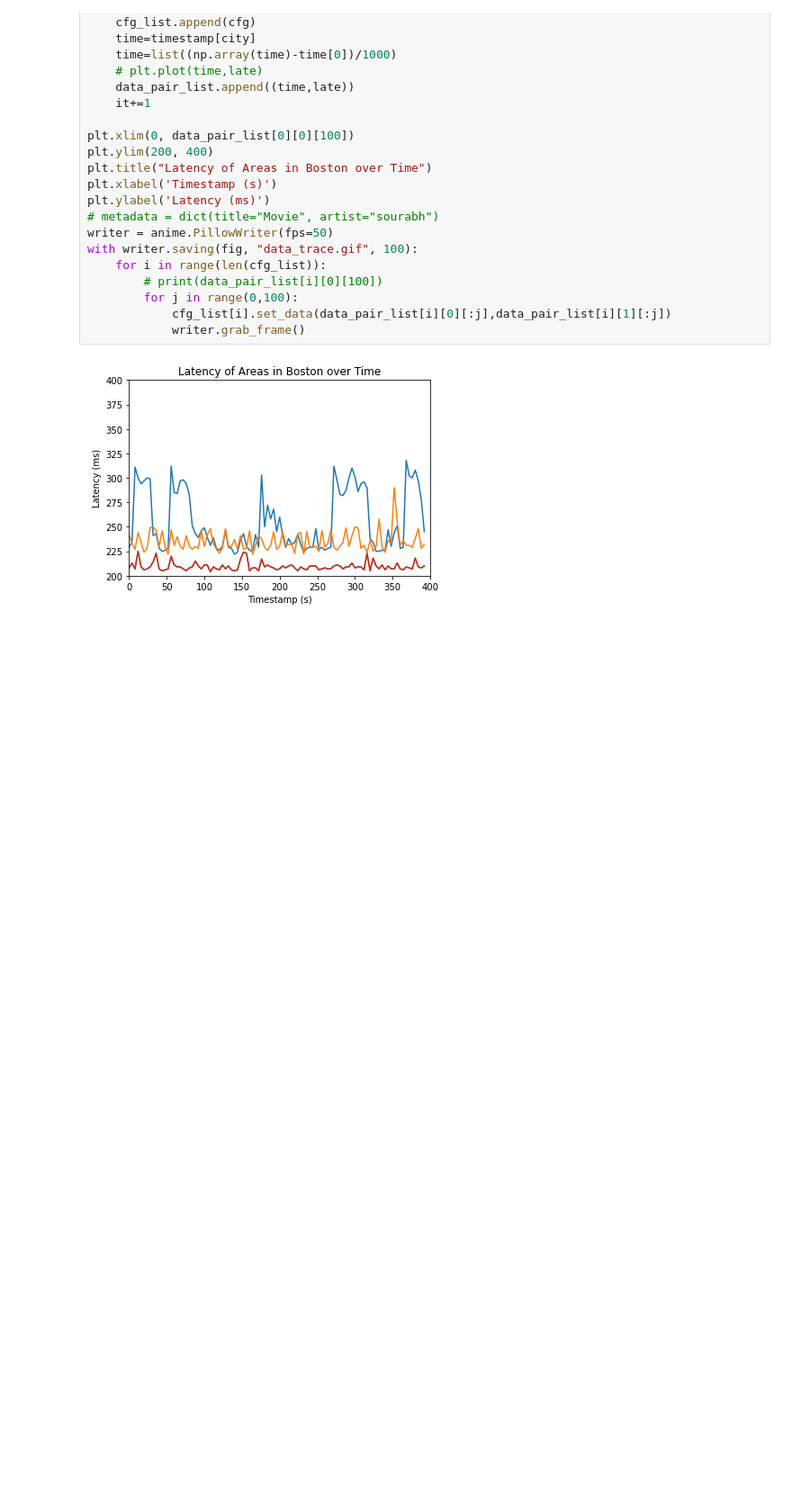
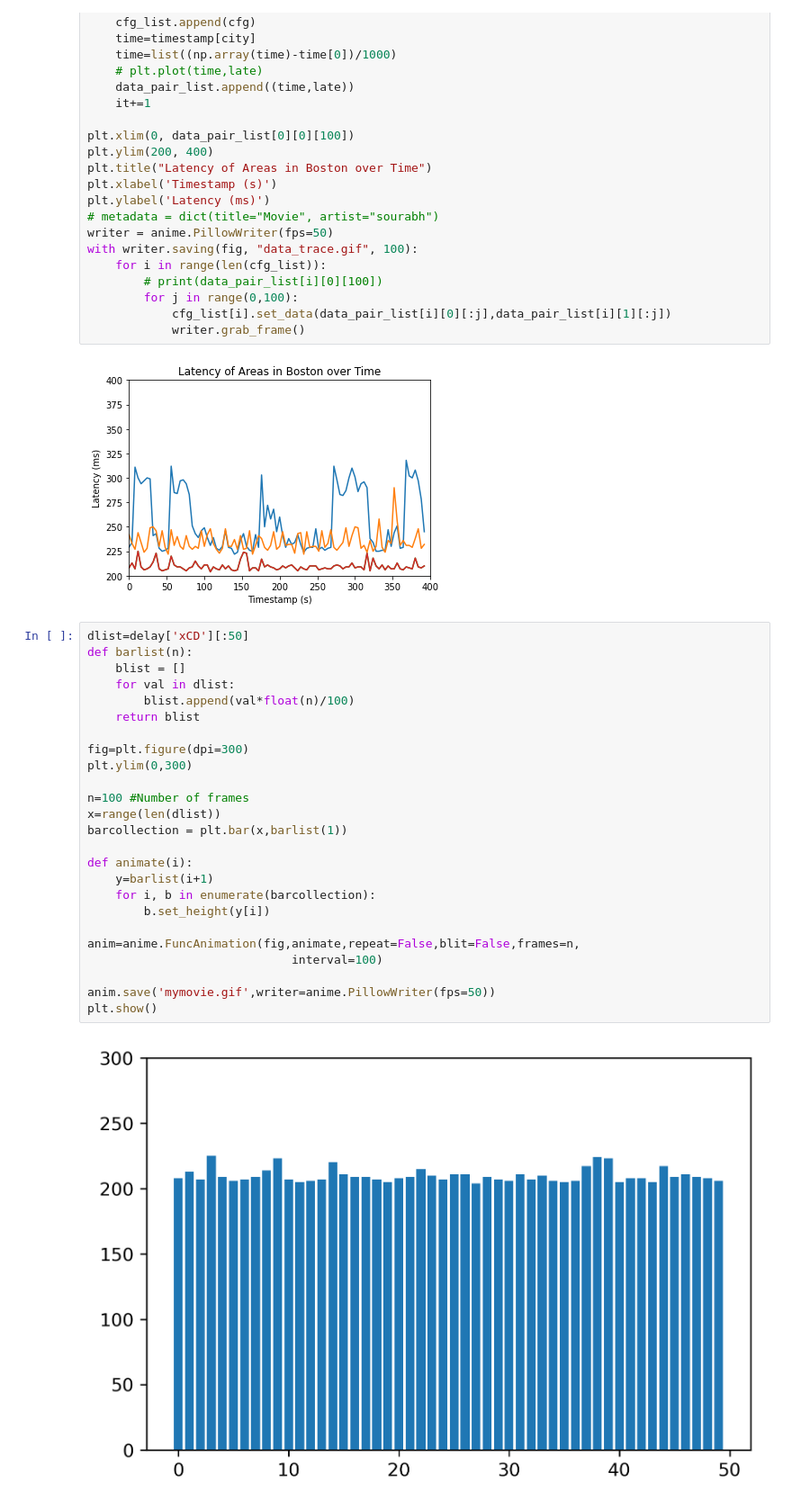
Before and after one commit to Delen0828/gif_maker, a Jupyter notebook: data_test.ipynb, the cells around one changed output. Shown at 90% size. Cells and saved outputs as stored; diff of their text form; blank space fills up the shorter version.

```diff
--- a/data_test.ipynb
+++ b/data_test.ipynb
@@ -63,3 +63,30 @@ with writer.saving(fig, "data_trace.gif", 100):
 			writer.grab_frame()
 # %% [output]
 [figure]
+# %%
+dlist=delay['xCD'][:50]
+def barlist(n):
+	blist = []
+	for val in dlist:
+		blist.append(val*float(n)/100)
+	return blist
+
+fig=plt.figure(dpi=300)
+plt.ylim(0,300)
+
+n=100 #Number of frames
+x=range(len(dlist))
+barcollection = plt.bar(x,barlist(1))
+
+def animate(i):
+    y=barlist(i+1)
+    for i, b in enumerate(barcollection):
+        b.set_height(y[i])
+
+anim=anime.FuncAnimation(fig,animate,repeat=False,blit=False,frames=n,
+                             interval=100)
+
+anim.save('mymovie.gif',writer=anime.PillowWriter(fps=50))
+plt.show()
+# %% [output]
+[figure, added]
```
Also changed, not shown: 2 other files.
